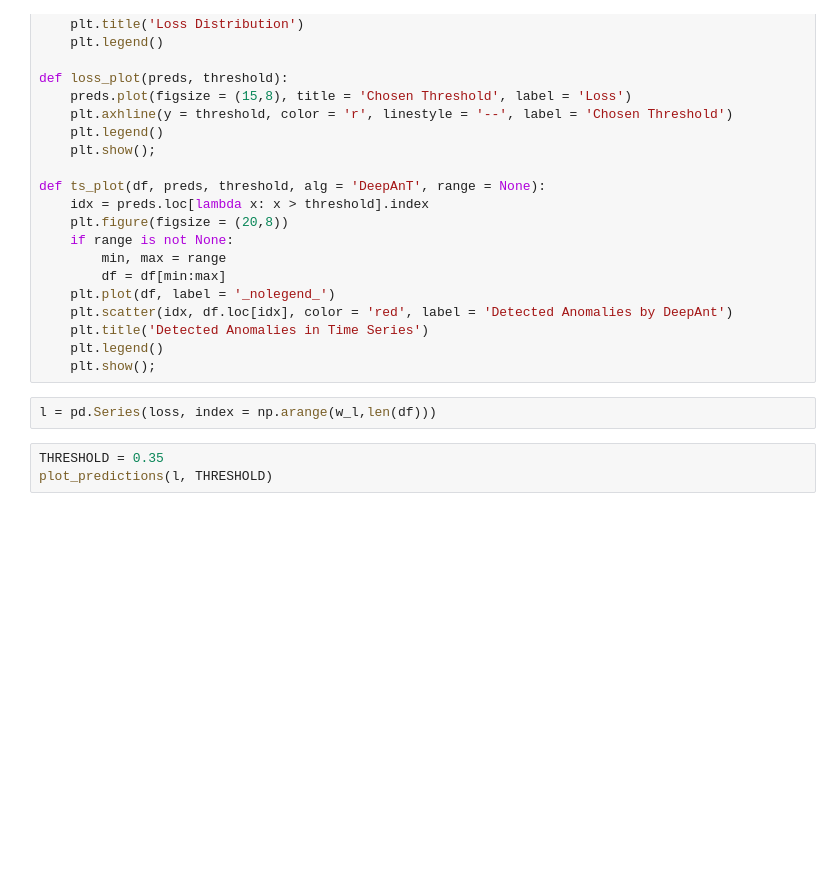
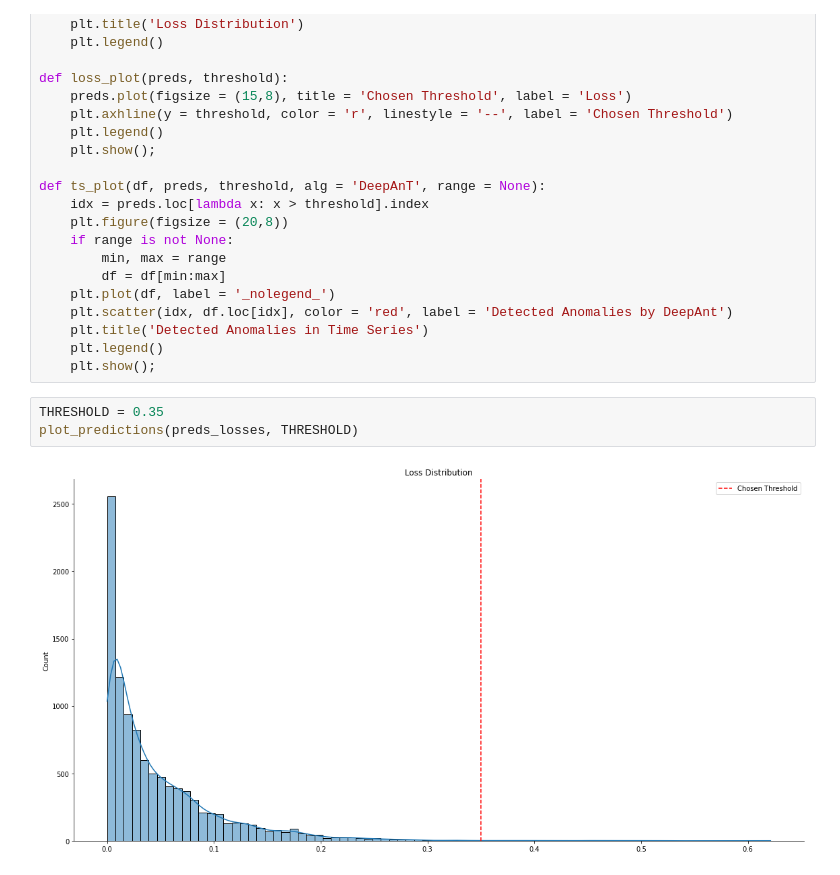
Before and after one commit to okano700/DeepAntTF, a Jupyter notebook: deepantTF.ipynb, the cells around one changed output. Saved outputs shown, nothing was run; the diff lists cells and outputs as text; blank space fills up the shorter version.

```diff
--- a/deepantTF.ipynb
+++ b/deepantTF.ipynb
@@ -136,9 +159,9 @@ def ts_plot(df, preds, threshold, alg = 'DeepAnT', range = None):
     plt.title('Detected Anomalies in Time Series')
     plt.legend()
     plt.show();
-# %%
-l = pd.Series(loss, index = np.arange(w_l,len(df)))
 # %%
 THRESHOLD = 0.35
-plot_predictions(l, THRESHOLD)
+plot_predictions(preds_losses, THRESHOLD)
+# %% [output]
+[figure, added]
 # %%
```
Also changed, not shown: parts of 17 cells of this notebook, 1 other file.
